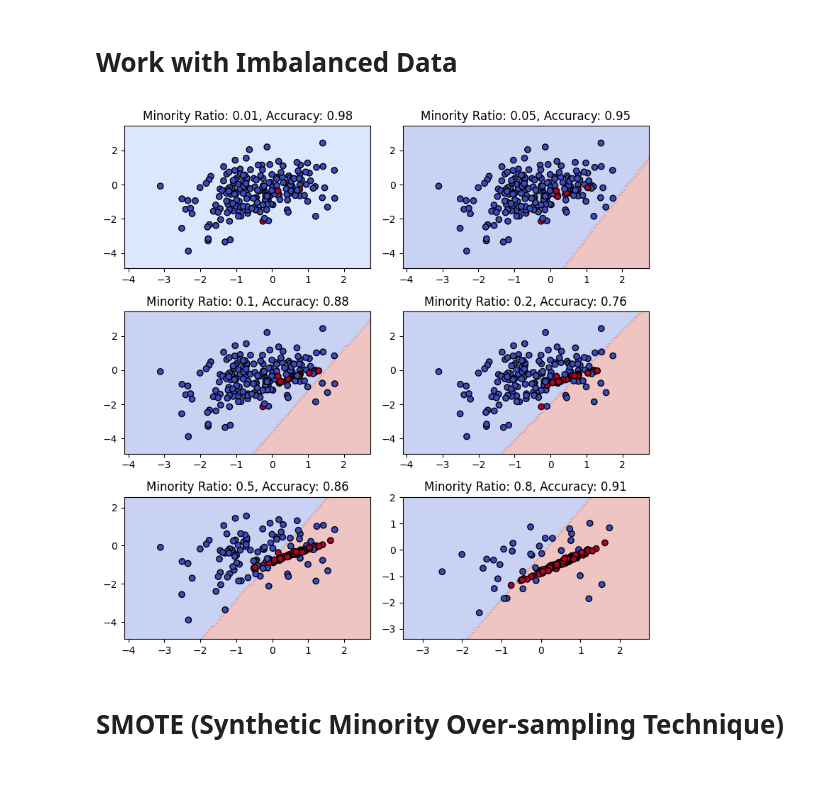
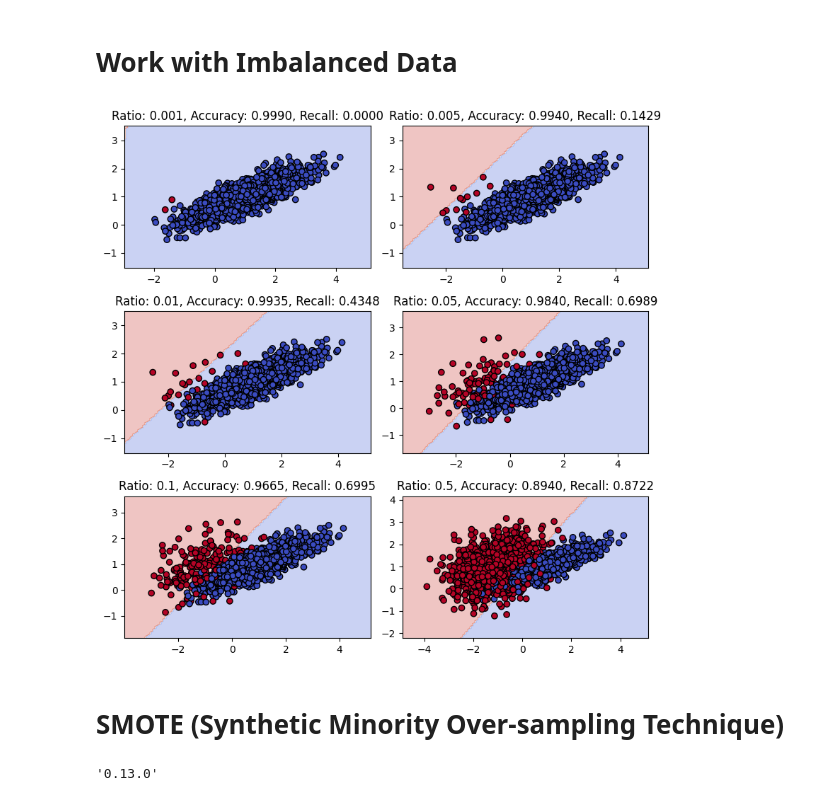
Before and after one commit to xiangshiyin/machine-learning-for-actuarial-science, a Jupyter notebook: 2025-spring/week09/notebook/demo.ipynb, the cells around one changed output. Saved outputs shown, nothing was run; the diff lists cells and outputs as text; code cells hidden in the pictures.

```diff
--- a/2025-spring/week09/notebook/demo.ipynb
+++ b/2025-spring/week09/notebook/demo.ipynb
@@ -10,51 +10,58 @@ import matplotlib.pyplot as plt
 from sklearn.datasets import make_classification
 from sklearn.linear_model import LogisticRegression
 from sklearn.model_selection import train_test_split
-from sklearn.utils.class_weight import compute_class_weight
+from sklearn.metrics import accuracy_score, recall_score
 
-def generate_imbalanced_dataset(n_sample=1000, minority_ratio=0.05, random_state=1234):
+def generate_imbalanced_dataset(n_sample=10000, minority_ratio=0.05, random_state=1):
     X, y = make_classification(n_samples=n_sample, n_features=2, n_redundant=0, n_clusters_per_class=1,
-                               weights=[1 - minority_ratio, minority_ratio], class_sep=0.5, random_state=random_state)
+                               weights=[1 - minority_ratio], class_sep=1, flip_y=0, random_state=random_state)
     return X, y
 
 # Function to plot decision boundaries
 def plot_decision_boundaries(model, X, y, ax, title):
     x_min, x_max = X[:, 0].min() - 1, X[:, 0].max() + 1
     y_min, y_max = X[:, 1].min() - 1, X[:, 1].max() + 1
     xx, yy = np.meshgrid(np.linspace(x_min, x_max, 100),
                          np.linspace(y_min, y_max, 100))
 
     Z = model.predict(np.c_[xx.ravel(), yy.ravel()])
     Z = Z.reshape(xx.shape)
 
     ax.contourf(xx, yy, Z, alpha=0.3, cmap=plt.cm.coolwarm)
     scatter = ax.scatter(X[:, 0], X[:, 1], c=y, cmap=plt.cm.coolwarm, edgecolors='k')
     ax.set_title(title)
     ax.set_xlim(xx.min(), xx.max())
     ax.set_ylim(yy.min(), yy.max())
 
 inputs_to_visualize = []
-for minority_ratio in [0.01, 0.05, 0.1, 0.2, 0.5, 0.8]:
+for minority_ratio in [0.001, 0.005, 0.01, 0.05, 0.1, 0.5]:
     # Generate an imbalanced dataset
-    X, y = generate_imbalanced_dataset(minority_ratio=minority_ratio)
+    X, y = generate_imbalanced_dataset(n_sample=10000, minority_ratio=minority_ratio)
     # Split the dataset
-    X_train, X_test, y_train, y_test = train_test_split(X, y, test_size=0.2, random_state=42)
+    X_train, X_test, y_train, y_test = train_test_split(X, y, test_size=0.2, random_state=12)
     # Fit a logistic regression model
     model = LogisticRegression(solver='liblinear')
     model.fit(X_train, y_train)
-    # Check the accuracy
-    accuracy = model.score(X_test, y_test)
+    # Check the accuracy and recall
+    accuracy = accuracy_score(y_test, model.predict(X_test))
+    recall = recall_score(y_test, model.predict(X_test))
     # Store the input data for visualization
-    inputs_to_visualize.append((minority_ratio, model, X_test, y_test, accuracy))
+    inputs_to_visualize.append((minority_ratio, model, X_test, y_test, accuracy, recall))
 
 # visualize all in a 1x3 grid
 nrow, ncol = 3, 2
 fig, axes = plt.subplots(nrow, ncol, figsize=(8, 8))
-for i, (minority_ratio, model, X_test, y_test, accuracy) in enumerate(inputs_to_visualize):
-    plot_decision_boundaries(model, X_test, y_test, axes[i//ncol][i%ncol], f"Minority Ratio: {minority_ratio}, Accuracy: {accuracy:.2f}")
+for i, (minority_ratio, model, X_input, y_input, accuracy, recall) in enumerate(inputs_to_visualize):
+    plot_decision_boundaries(model, X_input, y_input, axes[i//ncol][i%ncol], f"Ratio: {minority_ratio}, Accuracy: {accuracy:.4f}, Recall: {recall:.4f}")
 plt.tight_layout()
 plt.show()
 # %% [output]
-[figure, old version]
+[figure, new version]
 # %% [markdown]
 # SMOTE (Synthetic Minority Over-sampling Technique)
+# %%
+import imblearn
+
+imblearn.__version__
+# %% [output]
+'0.13.0'
```
Also changed, not shown: parts of 5 cells of this notebook.
